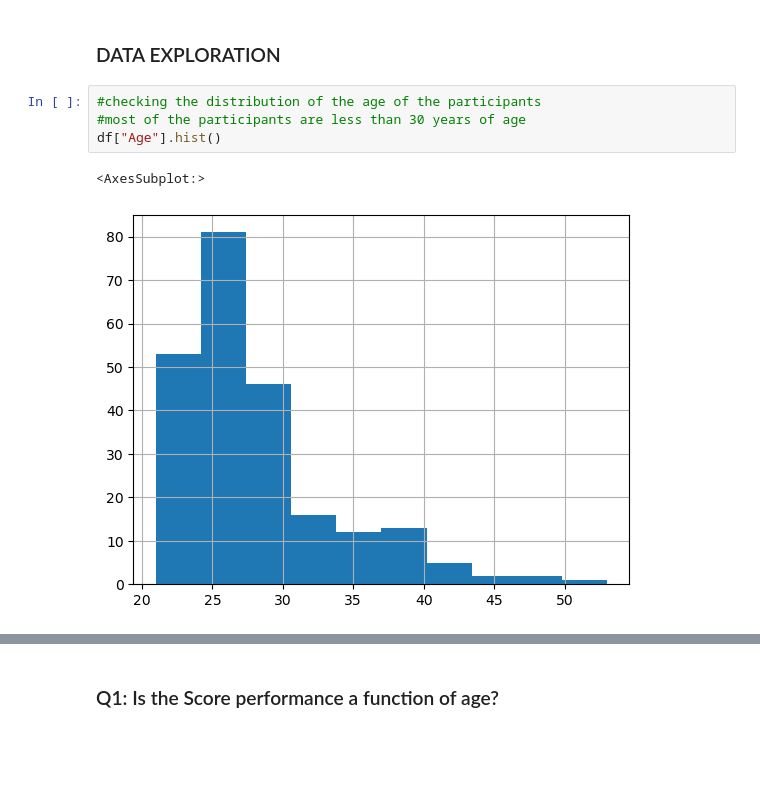
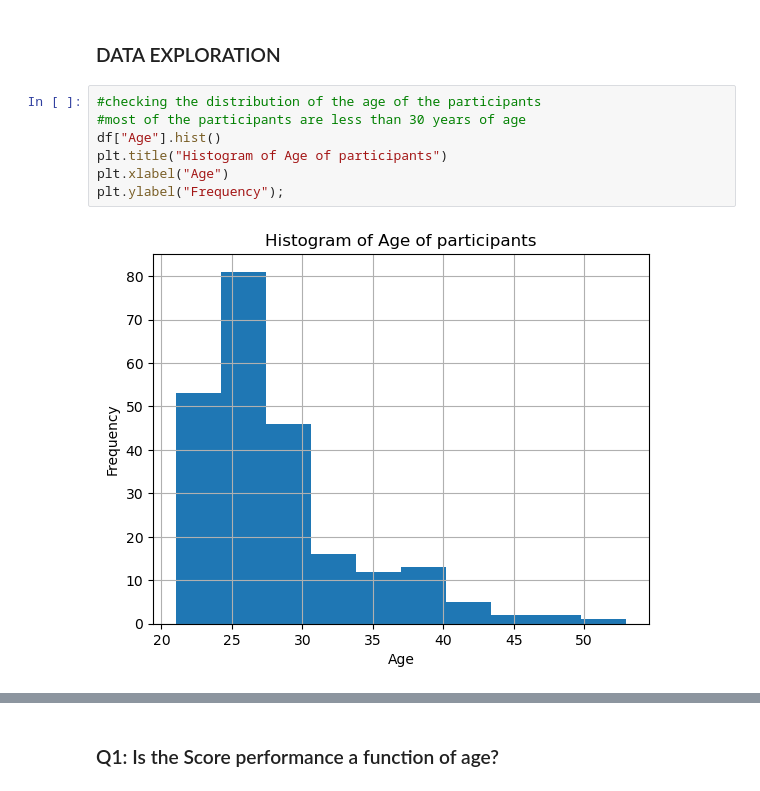
Before and after one commit to Elohorokpako/Knowledge-on-climate-change-and-emerging-infectious-diseases, a Jupyter notebook: Evaluation of the general knowledge on the impact of Climate Change on Emerging Infectious Diseases.ipynb, the cells around one changed output, grey strips where cells are left out. Saved outputs shown, nothing was run; the diff lists cells and outputs as text; blank space fills up the shorter version.

```diff
--- a/Evaluation of the general knowledge on the impact of Climate Change on Emerging Infectious Diseases.ipynb
+++ b/Evaluation of the general knowledge on the impact of Climate Change on Emerging Infectious Diseases.ipynb
@@ -428,10 +433,12 @@ df["Percent"]=(df["Total"]/52)*100
 # %%
 #checking the distribution of the age of the participants
 #most of the participants are less than 30 years of age
 df["Age"].hist()
+plt.title("Histogram of Age of participants")
+plt.xlabel("Age")
+plt.ylabel("Frequency");
 # %% [output]
-<AxesSubplot:>
-[figure, old version]
+[figure, new version]
 # %%
 #checking the distribution of performance of the participants
 df["Percent"].hist()
```
Also changed, not shown: parts of 13 cells of this notebook, 1 other file.
